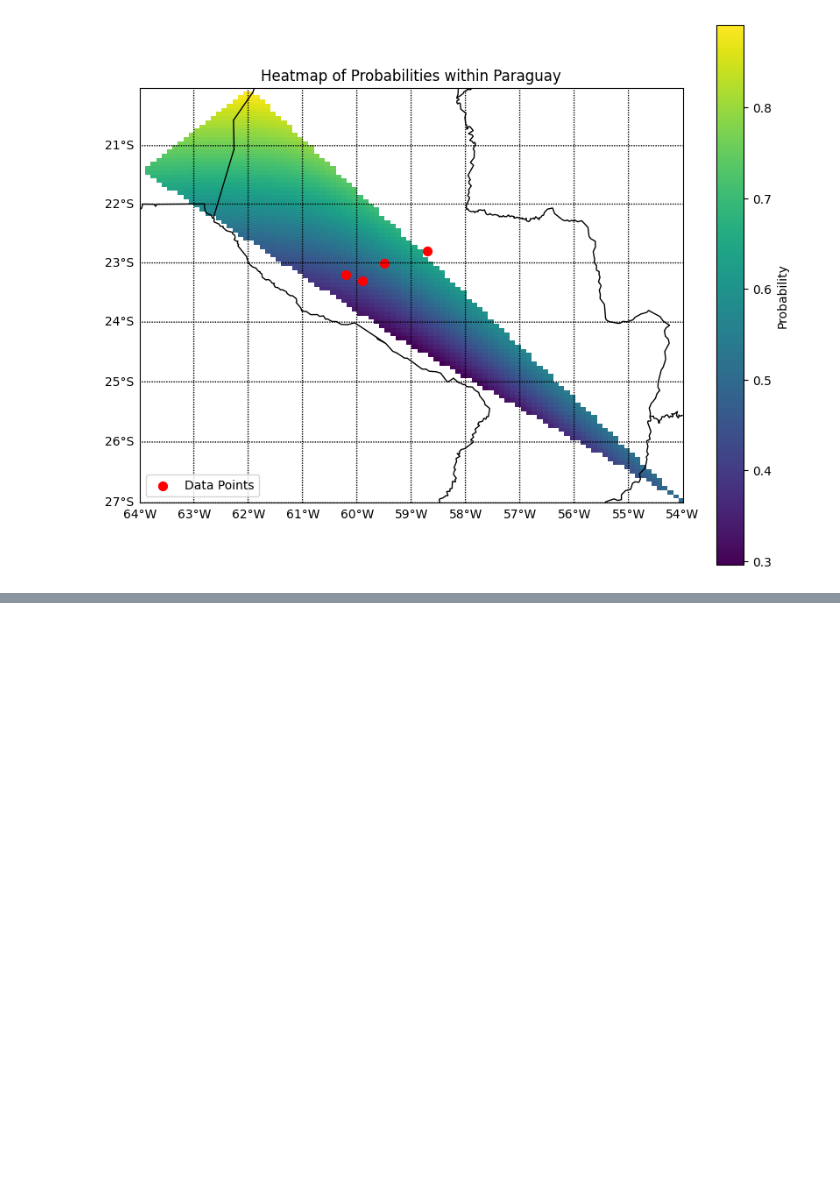
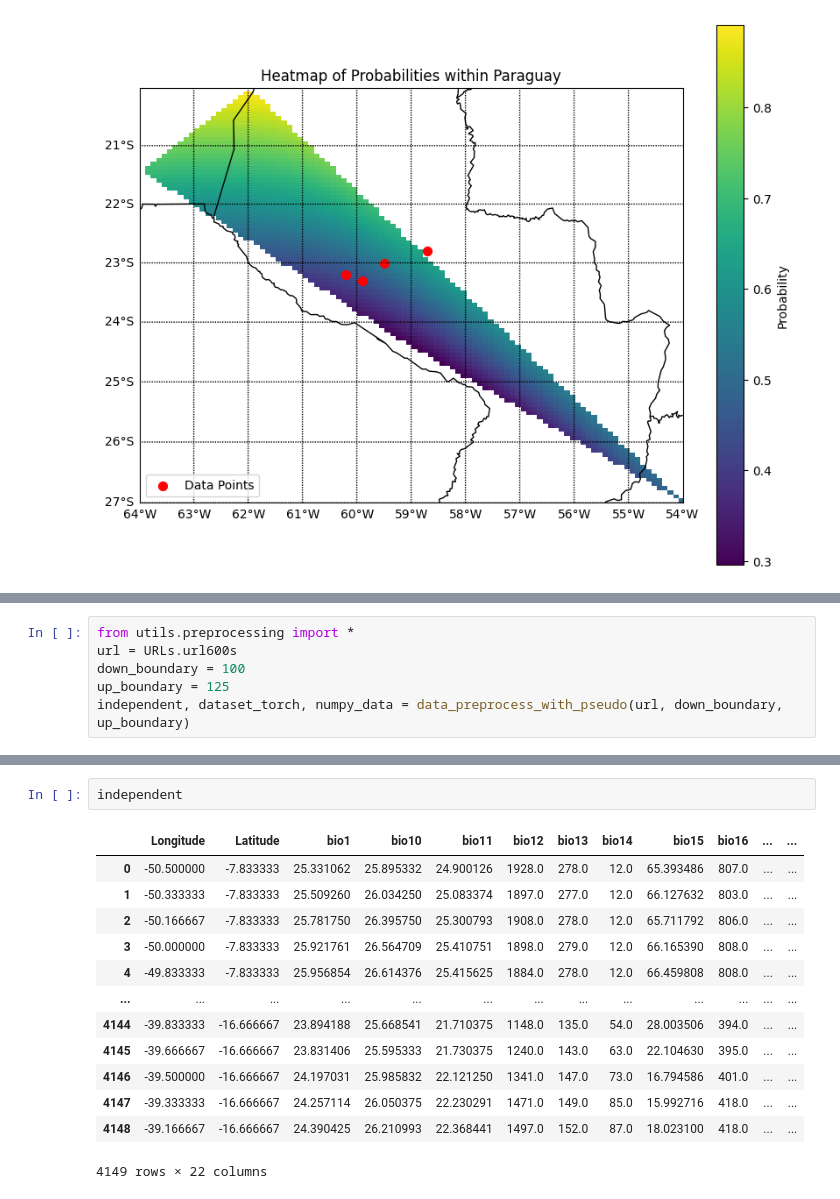
Before and after one commit to Jorgedavyd/PDG, a Jupyter notebook: preprocessing_runs.ipynb, the cells around one changed output, grey strips where cells are left out. Cells and saved outputs as stored; diff of their text form; blank space fills up the shorter version.

```diff
--- a/preprocessing_runs.ipynb
+++ b/preprocessing_runs.ipynb
@@ -520,0 +560,6 @@ plt.show()
+# %%
+from utils.preprocessing import *
+url = URLs.url600s
+down_boundary = 100
+up_boundary = 125
+independent, dataset_torch, numpy_data = data_preprocess_with_pseudo(url, down_boundary, up_boundary)
@@ -520,0 +583,16 @@ plt.show()
+# %%
+independent
+# %% [output]
+|  | Longitude | Latitude | bio1 | bio10 | bio11 | bio12 | bio13 | bio14 | bio15 | bio16 | ... | ... |
+| 0 | -50.500000 | -7.833333 | 25.331062 | 25.895332 | 24.900126 | 1928.0 | 278.0 | 12.0 | 65.393486 | 807.0 | ... | ... |
+| 1 | -50.333333 | -7.833333 | 25.509260 | 26.034250 | 25.083374 | 1897.0 | 277.0 | 12.0 | 66.127632 | 803.0 | ... | ... |
+| 2 | -50.166667 | -7.833333 | 25.781750 | 26.395750 | 25.300793 | 1908.0 | 278.0 | 12.0 | 65.711792 | 806.0 | ... | ... |
+| 3 | -50.000000 | -7.833333 | 25.921761 | 26.564709 | 25.410751 | 1898.0 | 279.0 | 12.0 | 66.165390 | 808.0 | ... | ... |
+| 4 | -49.833333 | -7.833333 | 25.956854 | 26.614376 | 25.415625 | 1884.0 | 278.0 | 12.0 | 66.459808 | 808.0 | ... | ... |
+| ... | ... | ... | ... | ... | ... | ... | ... | ... | ... | ... | ... | ... |
+| 4144 | -39.833333 | -16.666667 | 23.894188 | 25.668541 | 21.710375 | 1148.0 | 135.0 | 54.0 | 28.003506 | 394.0 | ... | ... |
+| 4145 | -39.666667 | -16.666667 | 23.831406 | 25.595333 | 21.730375 | 1240.0 | 143.0 | 63.0 | 22.104630 | 395.0 | ... | ... |
+| 4146 | -39.500000 | -16.666667 | 24.197031 | 25.985832 | 22.121250 | 1341.0 | 147.0 | 73.0 | 16.794586 | 401.0 | ... | ... |
+| 4147 | -39.333333 | -16.666667 | 24.257114 | 26.050375 | 22.230291 | 1471.0 | 149.0 | 85.0 | 15.992716 | 418.0 | ... | ... |
+| 4148 | -39.166667 | -16.666667 | 24.390425 | 26.210993 | 22.368441 | 1497.0 | 152.0 | 87.0 | 18.023100 | 418.0 | ... | ... |
+4149 rows × 22 columns
```
Also changed, not shown: parts of 7 cells of this notebook, 6 other files.
